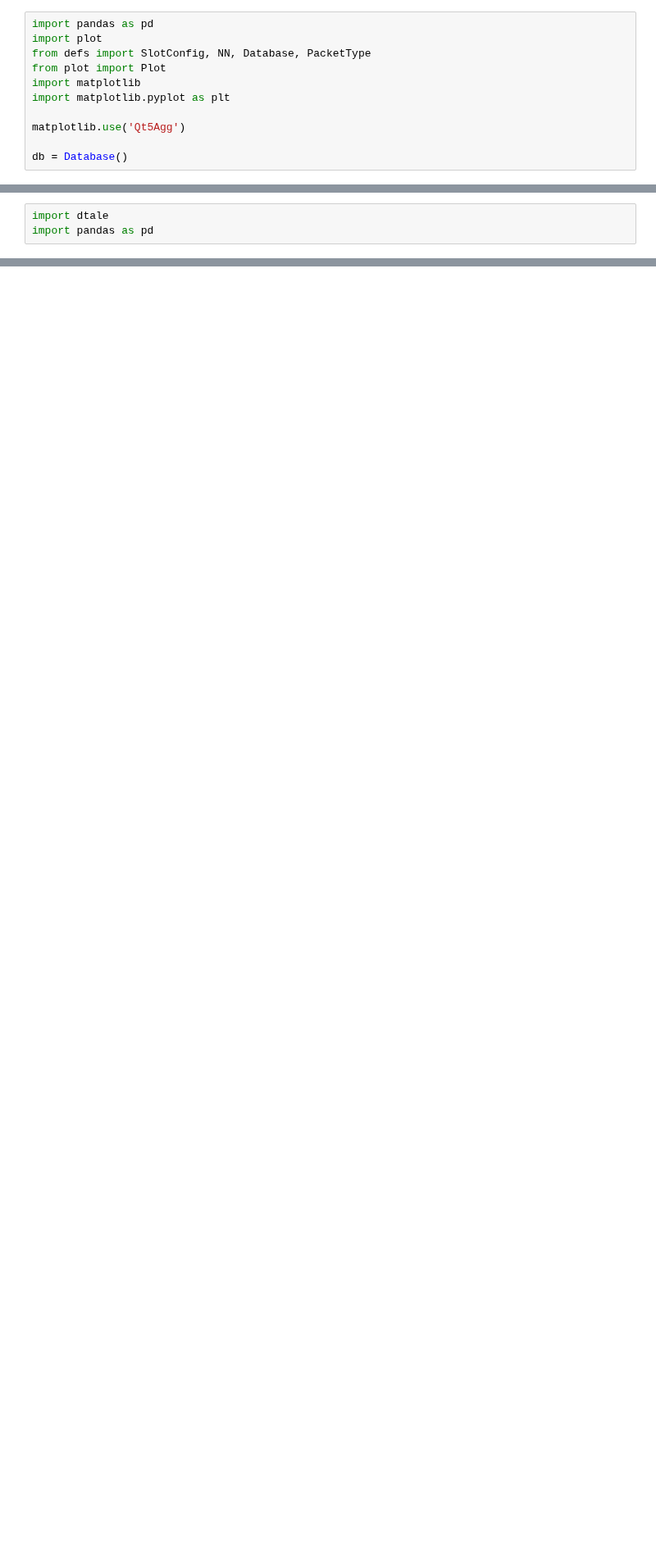
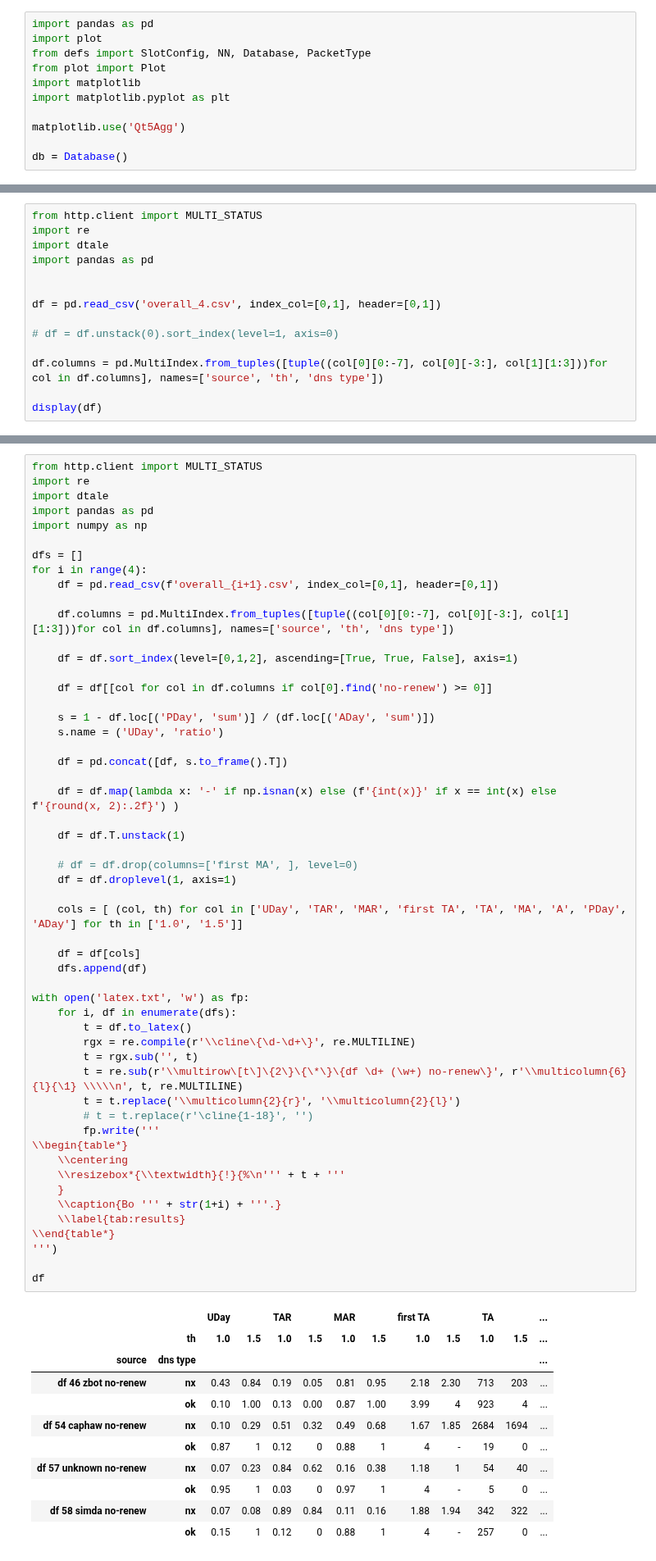
Before and after one commit to princio/dga-detection-analysis-framework, a Jupyter notebook: ml/analysis/Untitled.ipynb, the cells around one changed output, grey strips where cells are left out. Shown at 82% size. Cells and saved outputs as stored; diff of their text form; blank space fills up the shorter version.

```diff
--- a/ml/analysis/Untitled.ipynb
+++ b/ml/analysis/Untitled.ipynb
@@ -12,3 +77,14 @@ db = Database()
 # %%
+from http.client import MULTI_STATUS
+import re
 import dtale
 import pandas as pd
+
+
+df = pd.read_csv('overall_4.csv', index_col=[0,1], header=[0,1])
+
+# df = df.unstack(0).sort_index(level=1, axis=0)
+
+df.columns = pd.MultiIndex.from_tuples([tuple((col[0][0:-7], col[0][-3:], col[1][1:3]))for col in df.columns], names=['source', 'th', 'dns type'])
+
+display(df)
@@ -14,0 +106,65 @@ import pandas as pd
+# %%
+from http.client import MULTI_STATUS
+import re
+import dtale
+import pandas as pd
+import numpy as np
+
+dfs = []
+for i in range(4):
+    df = pd.read_csv(f'overall_{i+1}.csv', index_col=[0,1], header=[0,1])
+
+    df.columns = pd.MultiIndex.from_tuples([tuple((col[0][0:-7], col[0][-3:], col[1][1:3]))for col in df.columns], names=['source', 'th', 'dns type'])
+
+    df = df.sort_index(level=[0,1,2], ascending=[True, True, False], axis=1)
+
+    df = df[[col for col in df.columns if col[0].find('no-renew') >= 0]]
+
+    s = 1 - df.loc[('PDay', 'sum')] / (df.loc[('ADay', 'sum')])
+    s.name = ('UDay', 'ratio')
+
+    df = pd.concat([df, s.to_frame().T])
+
+    df = df.map(lambda x: '-' if np.isnan(x) else (f'{int(x)}' if x == int(x) else f'{round(x, 2):.2f}') )
+
+    df = df.T.unstack(1)
+
+    # df = df.drop(columns=['first MA', ], level=0)
+    df = df.droplevel(1, axis=1)
+
+    cols = [ (col, th) for col in ['UDay', 'TAR', 'MAR', 'first TA', 'TA', 'MA', 'A', 'PDay', 'ADay'] for th in ['1.0', '1.5']]
+
+    df = df[cols]
+    dfs.append(df)
+
+with open('latex.txt', 'w') as fp:
+    for i, df in enumerate(dfs):
+        t = df.to_latex()
+        rgx = re.compile(r'\\cline\{\d-\d+\}', re.MULTILINE)
+        t = rgx.sub('', t)
+        t = re.sub(r'\\multirow\[t\]\{2\}\{\*\}\{df \d+ (\w+) no-renew\}', r'\\multicolumn{6}{l}{\1} \\\\\n', t, re.MULTILINE)
+        t = t.replace('\\multicolumn{2}{r}', '\\multicolumn{2}{l}')
+        # t = t.replace(r'\cline{1-18}', '')
+        fp.write('''
+\\begin{table*}
+    \\centering
+    \\resizebox*{\\textwidth}{!}{%\n''' + t + '''
+    }
+    \\caption{Bo ''' + str(1+i) + '''.}
+    \\label{tab:results}
+\\end{table*}
+''')
+
+df
+# %% [output]
+|  |  | UDay |  | TAR |  | MAR |  | first TA |  | TA |  | ... |
+|  | th | 1.0 | 1.5 | 1.0 | 1.5 | 1.0 | 1.5 | 1.0 | 1.5 | 1.0 | 1.5 | ... |
+| source | dns type |  |  |  |  |  |  |  |  |  |  | ... |
+| df 46 zbot no-renew | nx | 0.43 | 0.84 | 0.19 | 0.05 | 0.81 | 0.95 | 2.18 | 2.30 | 713 | 203 | ... |
+|  | ok | 0.10 | 1.00 | 0.13 | 0.00 | 0.87 | 1.00 | 3.99 | 4 | 923 | 4 | ... |
+| df 54 caphaw no-renew | nx | 0.10 | 0.29 | 0.51 | 0.32 | 0.49 | 0.68 | 1.67 | 1.85 | 2684 | 1694 | ... |
+|  | ok | 0.87 | 1 | 0.12 | 0 | 0.88 | 1 | 4 | - | 19 | 0 | ... |
+| df 57 unknown no-renew | nx | 0.07 | 0.23 | 0.84 | 0.62 | 0.16 | 0.38 | 1.18 | 1 | 54 | 40 | ... |
+|  | ok | 0.95 | 1 | 0.03 | 0 | 0.97 | 1 | 4 | - | 5 | 0 | ... |
+| df 58 simda no-renew | nx | 0.07 | 0.08 | 0.89 | 0.84 | 0.11 | 0.16 | 1.88 | 1.94 | 342 | 322 | ... |
+|  | ok | 0.15 | 1 | 0.12 | 0 | 0.88 | 1 | 4 | - | 257 | 0 | ... |
```
Also changed, not shown: parts of 5 cells of this notebook, 5 other files.
